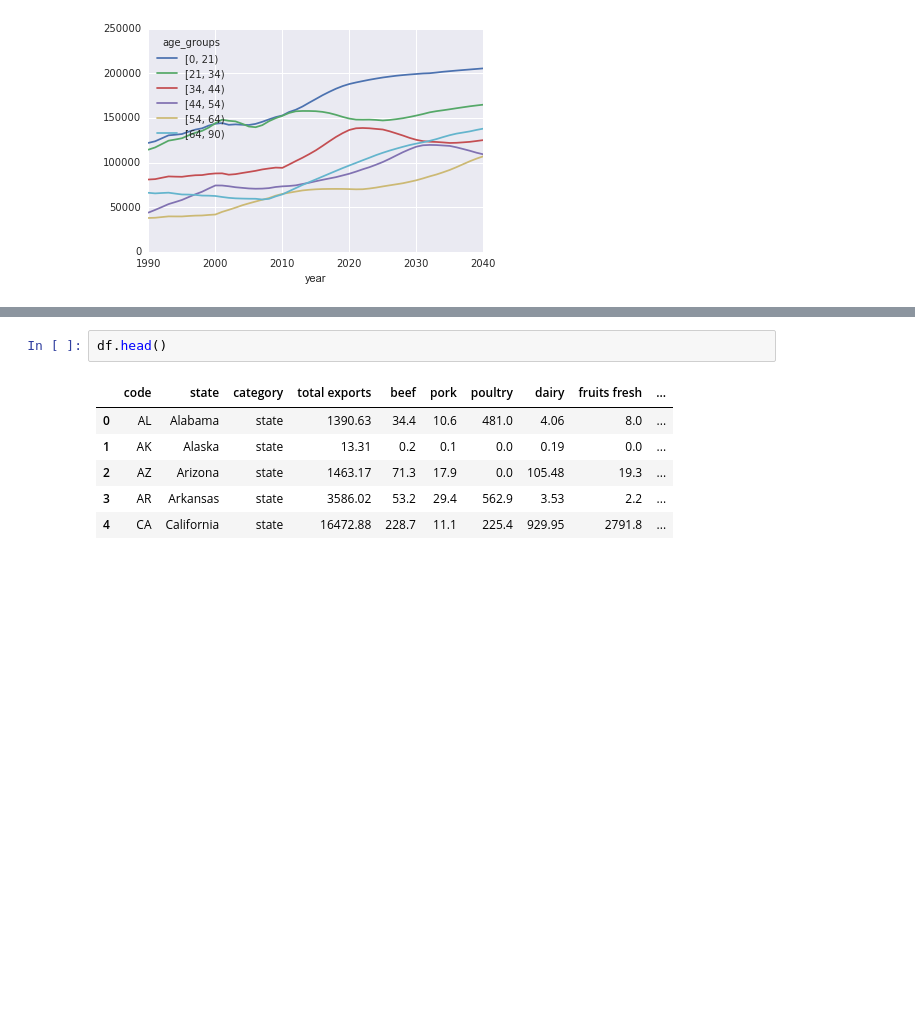
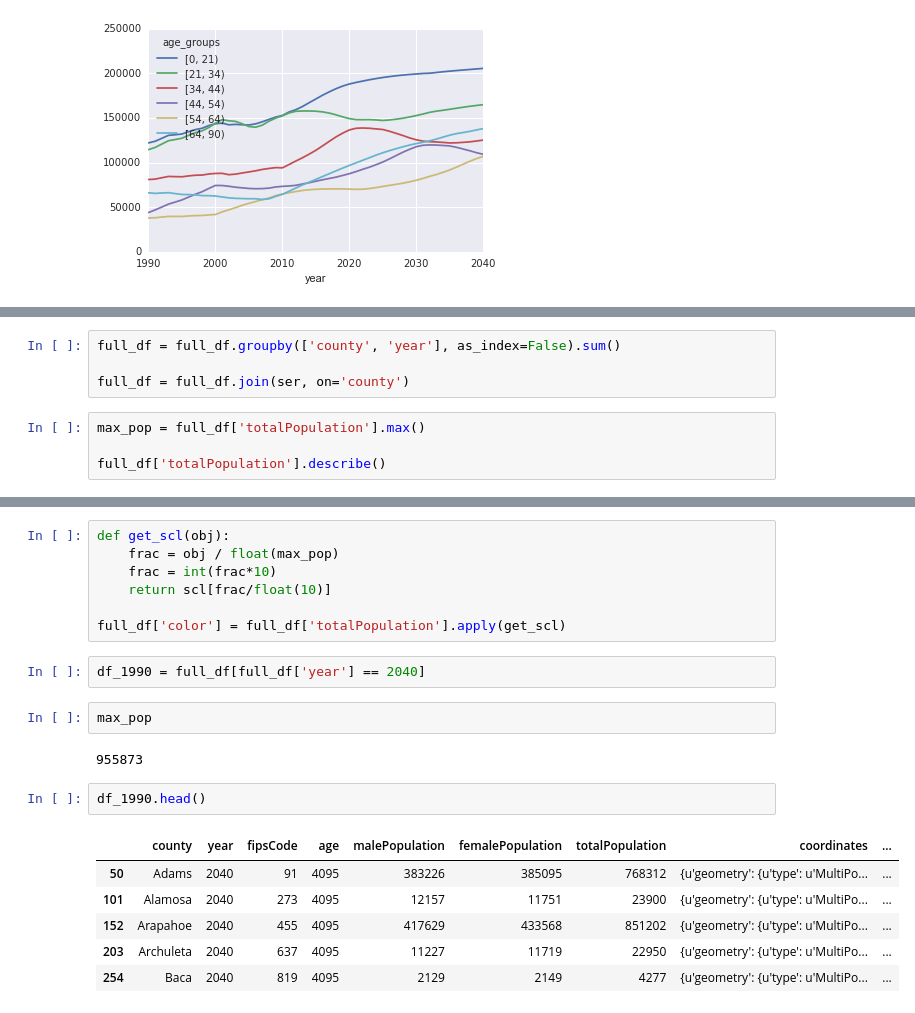
Before and after one commit to andrewfulton9/Colorado_Population_Analysis, a Jupyter notebook: Untitled.ipynb, the cells around one changed output, grey strips where cells are left out. Saved outputs shown, nothing was run; the diff lists cells and outputs as text; blank space fills up the shorter version.

```diff
--- a/Untitled.ipynb
+++ b/Untitled.ipynb
@@ -65,0 +92,8 @@ df = pd.read_csv('https://raw.githubusercontent.com/plotly/datasets/master/2011_
+# %%
+full_df = full_df.groupby(['county', 'year'], as_index=False).sum()
+
+full_df = full_df.join(ser, on='county')
+# %%
+max_pop = full_df['totalPopulation'].max()
+
+full_df['totalPopulation'].describe()
@@ -66,9 +110,22 @@ df = pd.read_csv('https://raw.githubusercontent.com/plotly/datasets/master/2011_
+# %%
+def get_scl(obj):
+    frac = obj / float(max_pop)
+    frac = int(frac*10)
+    return scl[frac/float(10)]
+
+full_df['color'] = full_df['totalPopulation'].apply(get_scl)
+# %%
+df_1990 = full_df[full_df['year'] == 2040]
+# %%
+max_pop
+# %% [output]
+955873
 # %%
-df.head()
+df_1990.head()
 # %% [output]
-|  | code | state | category | total exports | beef | pork | poultry | dairy | fruits fresh | ... |
-| 0 | AL | Alabama | state | 1390.63 | 34.4 | 10.6 | 481.0 | 4.06 | 8.0 | ... |
-| 1 | AK | Alaska | state | 13.31 | 0.2 | 0.1 | 0.0 | 0.19 | 0.0 | ... |
-| 2 | AZ | Arizona | state | 1463.17 | 71.3 | 17.9 | 0.0 | 105.48 | 19.3 | ... |
-| 3 | AR | Arkansas | state | 3586.02 | 53.2 | 29.4 | 562.9 | 3.53 | 2.2 | ... |
-| 4 | CA | California | state | 16472.88 | 228.7 | 11.1 | 225.4 | 929.95 | 2791.8 | ... |
+|  | county | year | fipsCode | age | malePopulation | femalePopulation | totalPopulation | coordinates | ... |
+| 50 | Adams | 2040 | 91 | 4095 | 383226 | 385095 | 768312 | {u'geometry': {u'type': u'MultiPo... | ... |
+| 101 | Alamosa | 2040 | 273 | 4095 | 12157 | 11751 | 23900 | {u'geometry': {u'type': u'MultiPo... | ... |
+| 152 | Arapahoe | 2040 | 455 | 4095 | 417629 | 433568 | 851202 | {u'geometry': {u'type': u'MultiPo... | ... |
+| 203 | Archuleta | 2040 | 637 | 4095 | 11227 | 11719 | 22950 | {u'geometry': {u'type': u'MultiPo... | ... |
+| 254 | Baca | 2040 | 819 | 4095 | 2129 | 2149 | 4277 | {u'geometry': {u'type': u'MultiPo... | ... |
```
Also changed, not shown: parts of 10 cells of this notebook.
